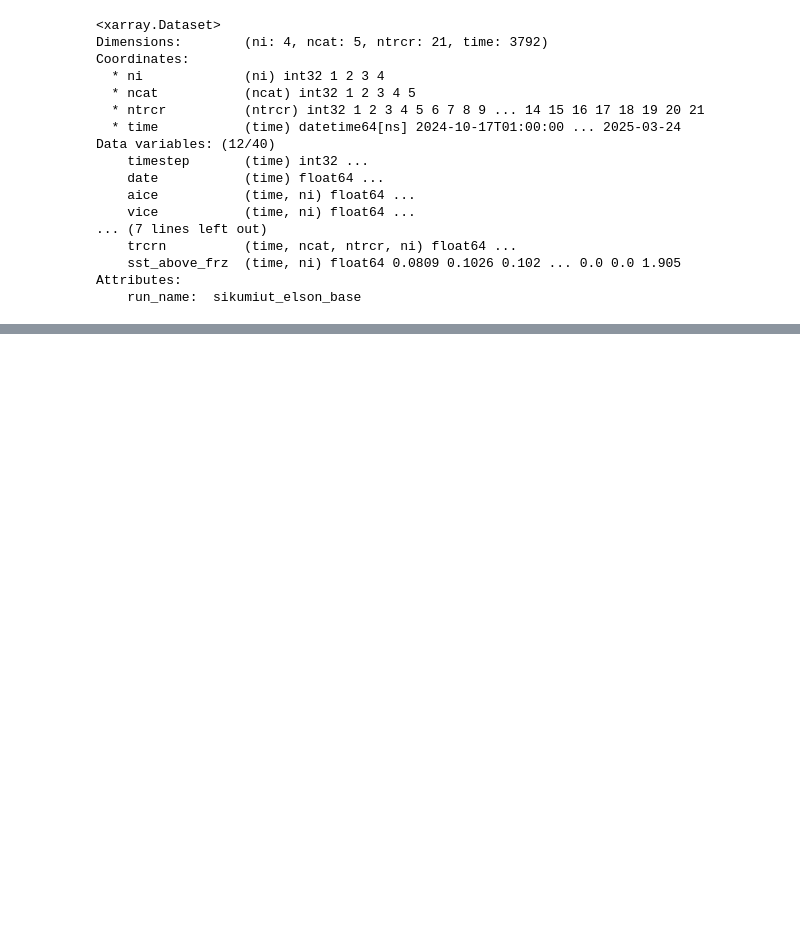
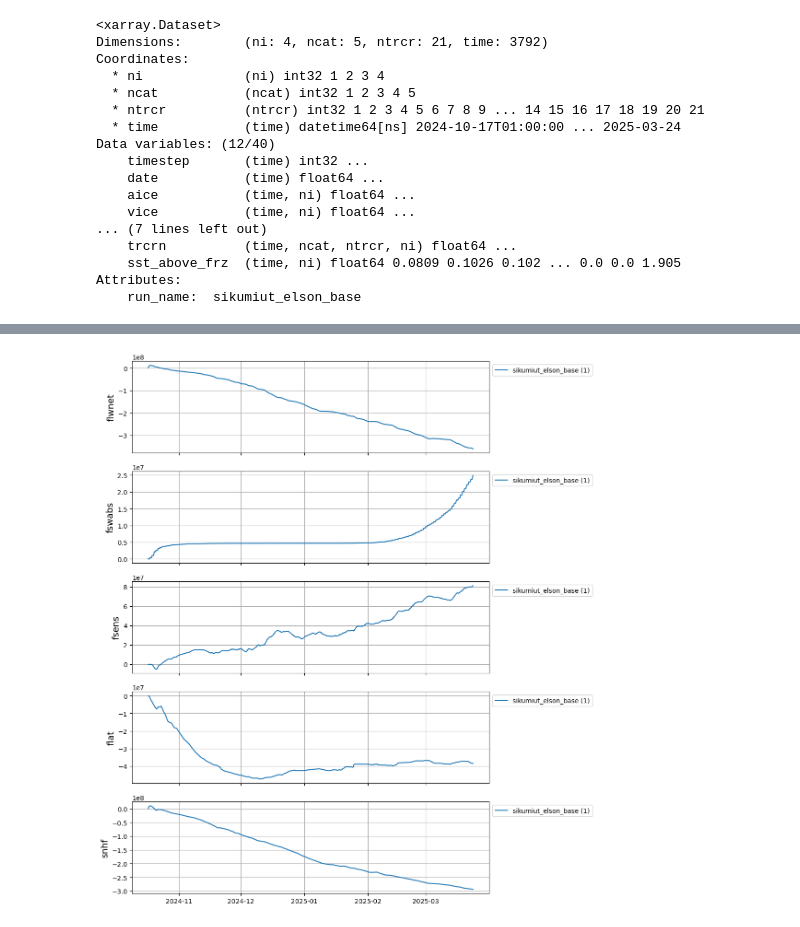
Before and after one commit to duvivier/sikumiut, a Jupyter notebook: icepack_activities/Exercise_1_Elson_Icepack.ipynb, the cells around one changed output, grey strips where cells are left out. Cells and saved outputs as stored; diff of their text form; code cells hidden in the pictures; blank space fills up the shorter version.

```diff
--- a/icepack_activities/Exercise_1_Elson_Icepack.ipynb
+++ b/icepack_activities/Exercise_1_Elson_Icepack.ipynb
@@ -120,0 +280,25 @@ plt.show()
+# %%
+# Plot surface energy fluxes
+
+# Surface energy fluxes can also be useful to examine cumulatively
+# However, they are in units of W/m2. To convert the cumulative flux into
+# J/m2, we need to multiply them by the number of seconds in each timestep
+# This is done in the plot_handler by setting `mult=3600.0` below.
+
+run_plot_dict = {"sikumiut_elson_base": [1]}
+# flwnet = net longwave
+# fswabs = absorbed shortwave
+# fsens  = turbulent sensible heat flux
+# flat   = turbulent latent heat flux
+# snhf   = 'surface net heat flux' (the sum of the above terms)
+# Positive fluxes correspond to energy gained by the snow and ice cover
+# negative fluxes correspond to energy lost to the atmosphere
+var_names = ['flwnet', 'fswabs', 'fsens', 'flat', 'snhf']
+
+f, axs = plot_handler(run_plot_dict, var_names, hist_dict,
+                      cumulative=True, mult=3600.0)
+plt.show()
+
+# Note the scales of the y-axes!
+# %% [output]
+[figure, added]
```
Also changed, not shown: parts of 16 cells of this notebook, 3 other files.
